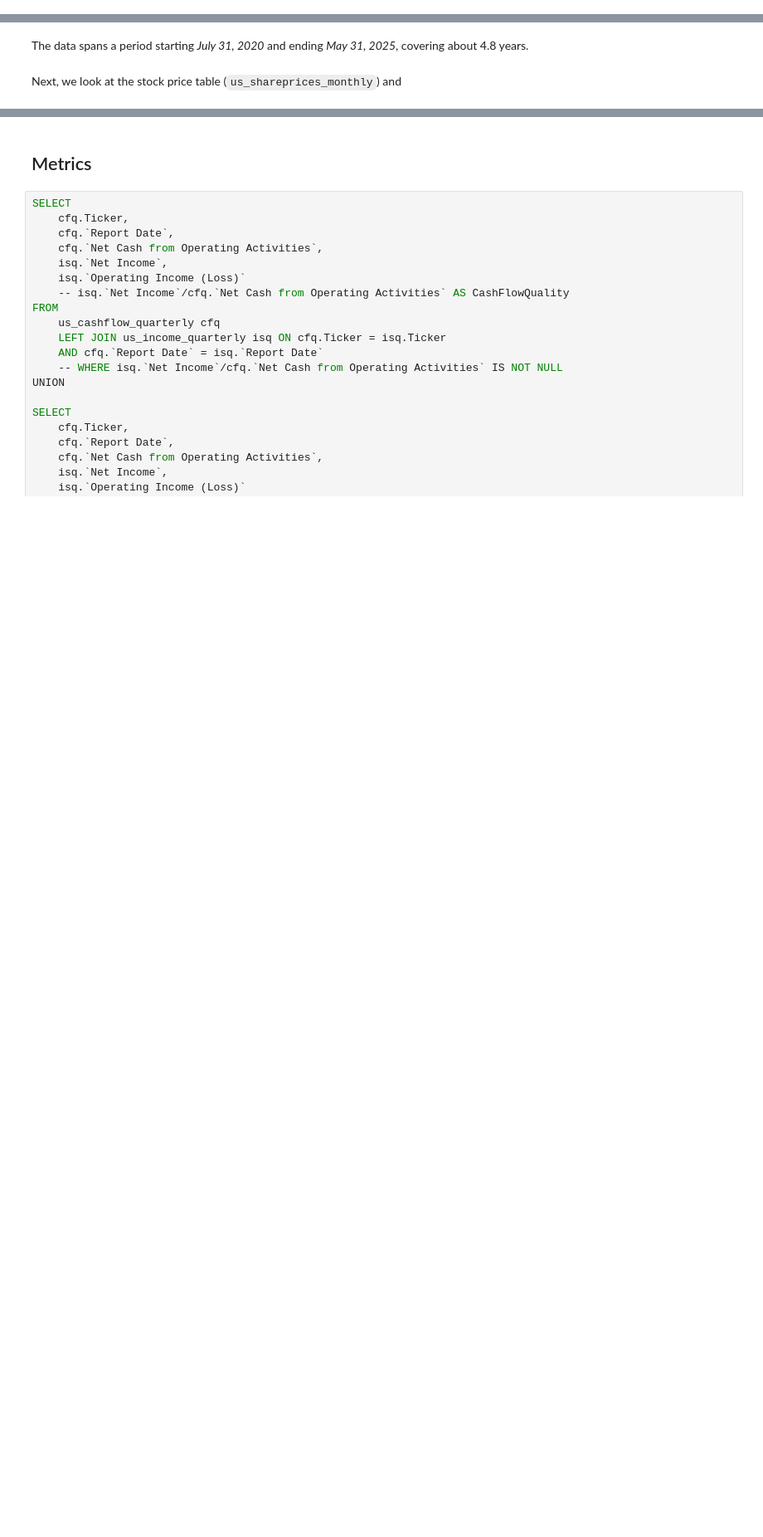
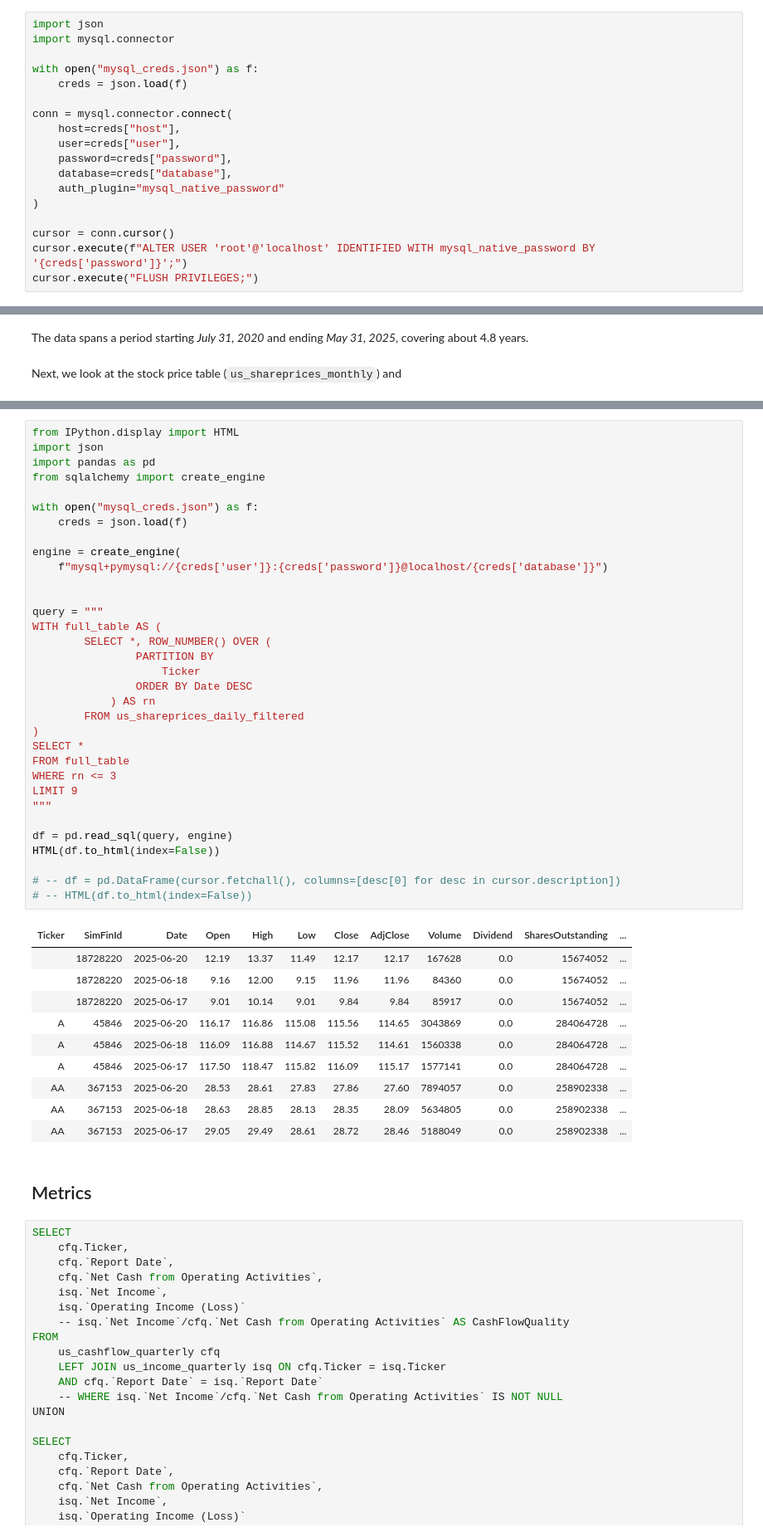
Before and after one commit to aaron-san/fundamentals-db-simfin-mysql, a Jupyter notebook: index.ipynb, the cells around one changed output, grey strips where cells are left out. Shown at 83% size. Drawn from its saved outputs; the diff is of its cells as text; blank space fills up the shorter version.

Commit message:
update table output

```diff
--- a/index.ipynb
+++ b/index.ipynb
@@ -159,0 +306,18 @@ FROM us_balance_quarterly;
+# %%
+import json
+import mysql.connector
+
+with open("mysql_creds.json") as f:
+    creds = json.load(f)
+
+conn = mysql.connector.connect(
+    host=creds["host"],
+    user=creds["user"],
+    password=creds["password"],
+    database=creds["database"],
+    auth_plugin="mysql_native_password"
+)
+
+cursor = conn.cursor()
+cursor.execute(f"ALTER USER 'root'@'localhost' IDENTIFIED WITH mysql_native_password BY '{creds['password']}';")
+cursor.execute("FLUSH PRIVILEGES;")
@@ -194,3 +540,47 @@ WHERE `Close` > 100000
+# %%
+from IPython.display import HTML
+import json
+import pandas as pd
+from sqlalchemy import create_engine
+
+with open("mysql_creds.json") as f:
+    creds = json.load(f)
+
+engine = create_engine(
+    f"mysql+pymysql://{creds['user']}:{creds['password']}@localhost/{creds['database']}")
+
+
+query = """
+WITH full_table AS (
+        SELECT *, ROW_NUMBER() OVER (
+                PARTITION BY
+                    Ticker
+                ORDER BY Date DESC
+            ) AS rn
+        FROM us_shareprices_daily_filtered
+)
+SELECT *
+FROM full_table
+WHERE rn <= 3
+LIMIT 9
+"""
+
+df = pd.read_sql(query, engine)
+HTML(df.to_html(index=False))
+
+# -- df = pd.DataFrame(cursor.fetchall(), columns=[desc[0] for desc in cursor.description])
+# -- HTML(df.to_html(index=False))
+# %% [output]
+| Ticker | SimFinId | Date | Open | High | Low | Close | AdjClose | Volume | Dividend | SharesOutstanding | ... |
+|  | 18728220 | 2025-06-20 | 12.19 | 13.37 | 11.49 | 12.17 | 12.17 | 167628 | 0.0 | 15674052 | ... |
+|  | 18728220 | 2025-06-18 | 9.16 | 12.00 | 9.15 | 11.96 | 11.96 | 84360 | 0.0 | 15674052 | ... |
+|  | 18728220 | 2025-06-17 | 9.01 | 10.14 | 9.01 | 9.84 | 9.84 | 85917 | 0.0 | 15674052 | ... |
+| A | 45846 | 2025-06-20 | 116.17 | 116.86 | 115.08 | 115.56 | 114.65 | 3043869 | 0.0 | 284064728 | ... |
+| A | 45846 | 2025-06-18 | 116.09 | 116.88 | 114.67 | 115.52 | 114.61 | 1560338 | 0.0 | 284064728 | ... |
+| A | 45846 | 2025-06-17 | 117.50 | 118.47 | 115.82 | 116.09 | 115.17 | 1577141 | 0.0 | 284064728 | ... |
+| AA | 367153 | 2025-06-20 | 28.53 | 28.61 | 27.83 | 27.86 | 27.60 | 7894057 | 0.0 | 258902338 | ... |
+| AA | 367153 | 2025-06-18 | 28.63 | 28.85 | 28.13 | 28.35 | 28.09 | 5634805 | 0.0 | 258902338 | ... |
+| AA | 367153 | 2025-06-17 | 29.05 | 29.49 | 28.61 | 28.72 | 28.46 | 5188049 | 0.0 | 258902338 | ... |
 # %% [markdown]
 ## Metrics
 # %%
```
Also changed, not shown: parts of 20 cells of this notebook, 5 other files.
